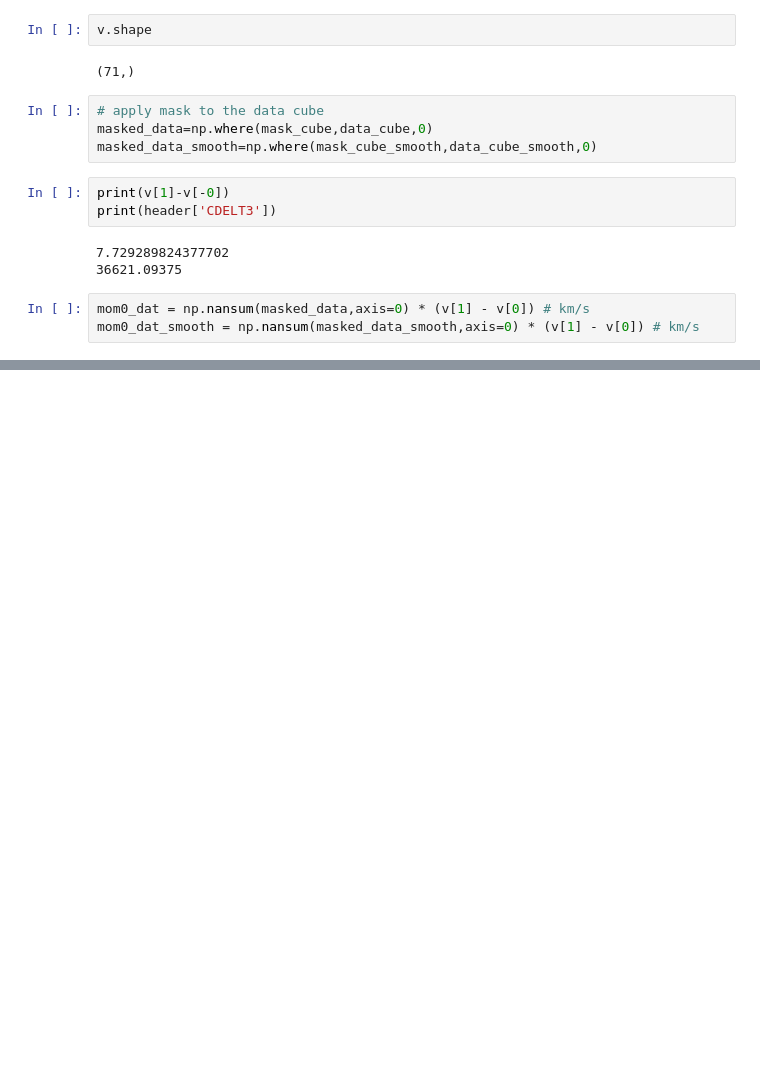
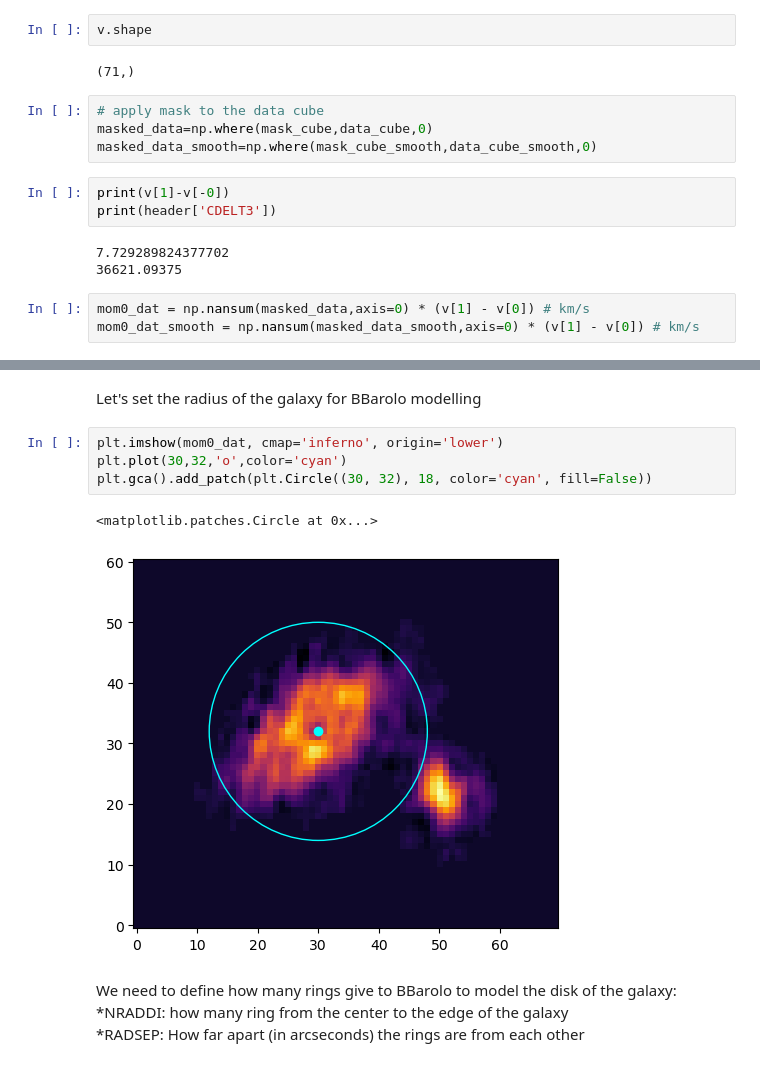
Before and after one commit to AnyelTars/Galaxies-Dynamics-WSRT, a Jupyter notebook: S0121+3848/Galaxy-preview.ipynb, the cells around one changed output, grey strips where cells are left out. Cells and saved outputs as stored; diff of their text form; blank space fills up the shorter version.

Commit message:
parameters for BBarolo added

```diff
--- a/S0121+3848/Galaxy-preview.ipynb
+++ b/S0121+3848/Galaxy-preview.ipynb
@@ -94,0 +136,13 @@ plt.show()
+# %% [markdown]
+Let's set the radius of the galaxy for BBarolo modelling
+# %%
+plt.imshow(mom0_dat, cmap='inferno', origin='lower')
+plt.plot(30,32,'o',color='cyan')
+plt.gca().add_patch(plt.Circle((30, 32), 18, color='cyan', fill=False))
+# %% [output]
+<matplotlib.patches.Circle at 0x...>
+[figure, added]
+# %% [markdown]
+We need to define how many rings give to BBarolo to model the disk of the galaxy:
+    \*NRADDI: how many ring from the center to the edge of the galaxy
+    \*RADSEP: How far apart (in arcseconds) the rings are from each other
```
Also changed, not shown: parts of 16 cells of this notebook.
